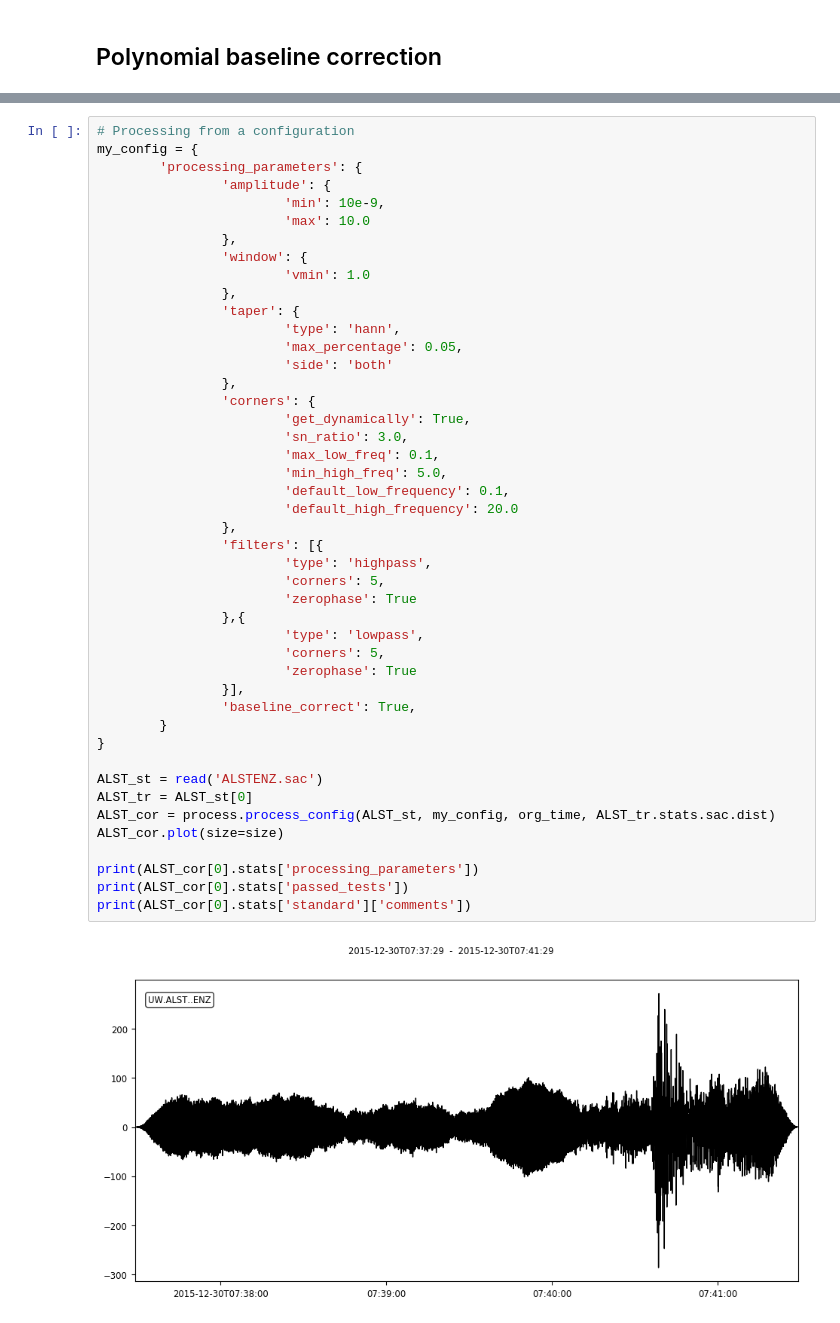
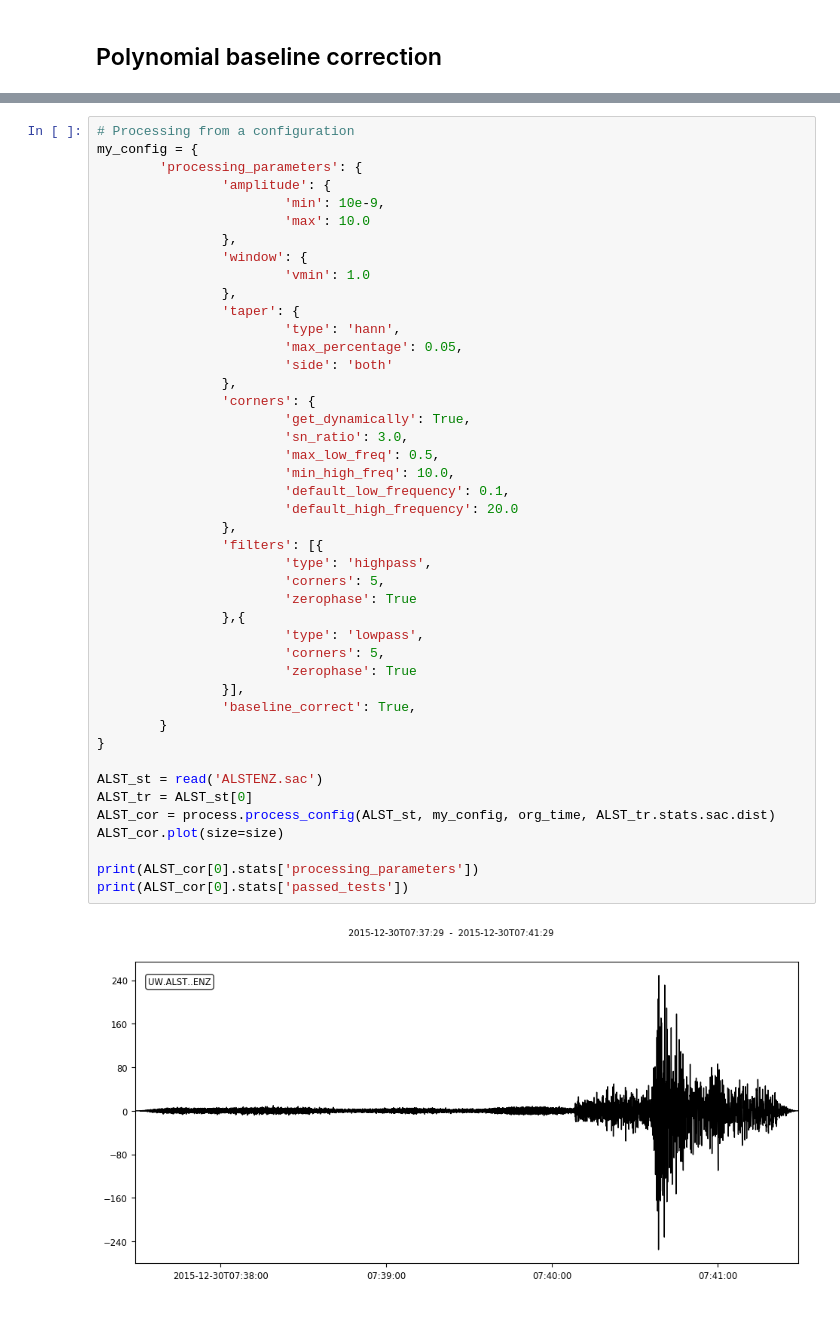
Before and after one commit to usgs/shakemap-amp-tools, a Jupyter notebook: notebooks/Processing_Tools.ipynb, the cells around one changed output, grey strips where cells are left out. Saved outputs shown, nothing was run; the diff lists cells and outputs as text.

Commit message:
Processing notebook, amplification images.

```diff
--- a/notebooks/Processing_Tools.ipynb
+++ b/notebooks/Processing_Tools.ipynb
@@ -170,34 +180,33 @@ my_config = {
                         'max_percentage': 0.05,
                         'side': 'both'
                 },
                 'corners': {
                         'get_dynamically': True,
                         'sn_ratio': 3.0,
-                        'max_low_freq': 0.1,
-                        'min_high_freq': 5.0,
+                        'max_low_freq': 0.5,
+                        'min_high_freq': 10.0,
                         'default_low_frequency': 0.1,
                         'default_high_frequency': 20.0
                 },
                 'filters': [{
                         'type': 'highpass',
                         'corners': 5,
                         'zerophase': True
                 },{
                         'type': 'lowpass',
                         'corners': 5,
                         'zerophase': True
                 }],
                 'baseline_correct': True,
         }
 }
 
 ALST_st = read('ALSTENZ.sac')
 ALST_tr = ALST_st[0]
 ALST_cor = process.process_config(ALST_st, my_config, org_time, ALST_tr.stats.sac.dist)
 ALST_cor.plot(size=size)
 
 print(ALST_cor[0].stats['processing_parameters'])
 print(ALST_cor[0].stats['passed_tests'])
-print(ALST_cor[0].stats['standard']['comments'])
 # %% [output]
-[figure, old version]
+[figure, new version]
```
Also changed, not shown: parts of 7 cells of this notebook, 7 other files.
